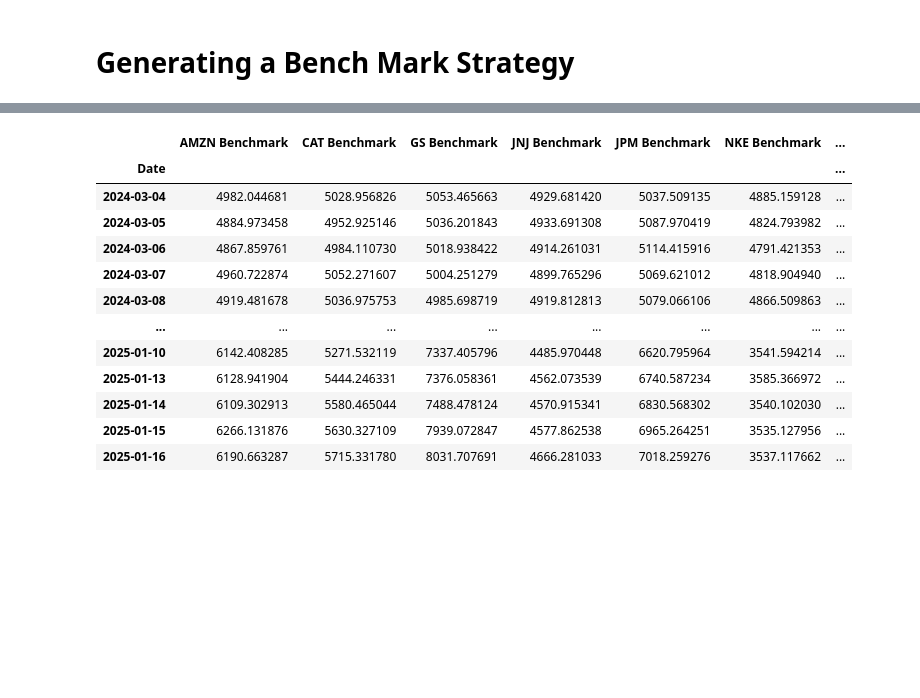
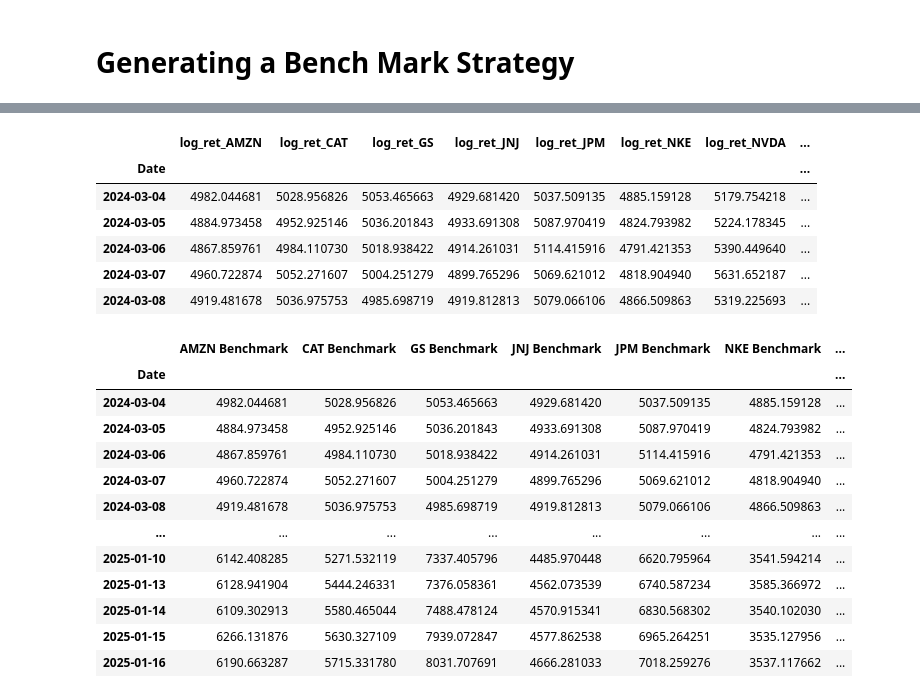
Before and after one commit to SebastianApelgren/AlgorithmicTrading, a Jupyter notebook: benchmark.ipynb, the cells around one changed output, grey strips where cells are left out. Saved outputs shown, nothing was run; the diff lists cells and outputs as text; code cells hidden in the pictures; blank space fills up the shorter version.

```diff
--- a/benchmark.ipynb
+++ b/benchmark.ipynb
@@ -55,28 +64,38 @@ See the caveats in the documentation: https://pandas.pydata.org/pandas-docs/stab
 # %%
 # A function which takes in the log returns and wealth and outputs a column showing the amount made over trading period by utilising
 # benchmar strategy until final trading day
 def buy_and_hold_benchmark(wealth: float, df: pd.DataFrame, log_ret_stock: str) -> pd.Series:
     if log_ret_stock not in df.columns:
         raise ValueError(f"Stock '{log_ret_stock}' not found in DataFrame columns.")
 
     cum_log_returns = df[log_ret_stock].cumsum()
     investment_amount = wealth / 10
     benchmark = investment_amount * np.exp(cum_log_returns)
 
     return benchmark
 
 # Constants
 wealth = 50000
 log_return_columns = [
     "log_ret_AMZN", "log_ret_CAT", "log_ret_GS", "log_ret_JNJ", "log_ret_JPM",
     "log_ret_NKE", "log_ret_NVDA", "log_ret_SOFI", "log_ret_WMT", "log_ret_XOM"
 ]
 
 # Create the output DataFrame
 benchmark_df = pd.DataFrame(index=stock_eod_benchmark.index)
 
 for stock_col in log_return_columns:
     benchmark_df[stock_col] = buy_and_hold_benchmark(wealth, stock_eod_benchmark, stock_col)
+
+benchmark_df.head()
+# %% [output]
+|  | log_ret_AMZN | log_ret_CAT | log_ret_GS | log_ret_JNJ | log_ret_JPM | log_ret_NKE | log_ret_NVDA | ... |
+| Date |  |  |  |  |  |  |  | ... |
+| 2024-03-04 | 4982.044681 | 5028.956826 | 5053.465663 | 4929.681420 | 5037.509135 | 4885.159128 | 5179.754218 | ... |
+| 2024-03-05 | 4884.973458 | 4952.925146 | 5036.201843 | 4933.691308 | 5087.970419 | 4824.793982 | 5224.178345 | ... |
+| 2024-03-06 | 4867.859761 | 4984.110730 | 5018.938422 | 4914.261031 | 5114.415916 | 4791.421353 | 5390.449640 | ... |
+| 2024-03-07 | 4960.722874 | 5052.271607 | 5004.251279 | 4899.765296 | 5069.621012 | 4818.904940 | 5631.652187 | ... |
+| 2024-03-08 | 4919.481678 | 5036.975753 | 4985.698719 | 4919.812813 | 5079.066106 | 4866.509863 | 5319.225693 | ... |
 # %%
 column_mapping = {
     'log_ret_AMZN': 'AMZN Benchmark',
```
Also changed, not shown: parts of 5 cells of this notebook.
